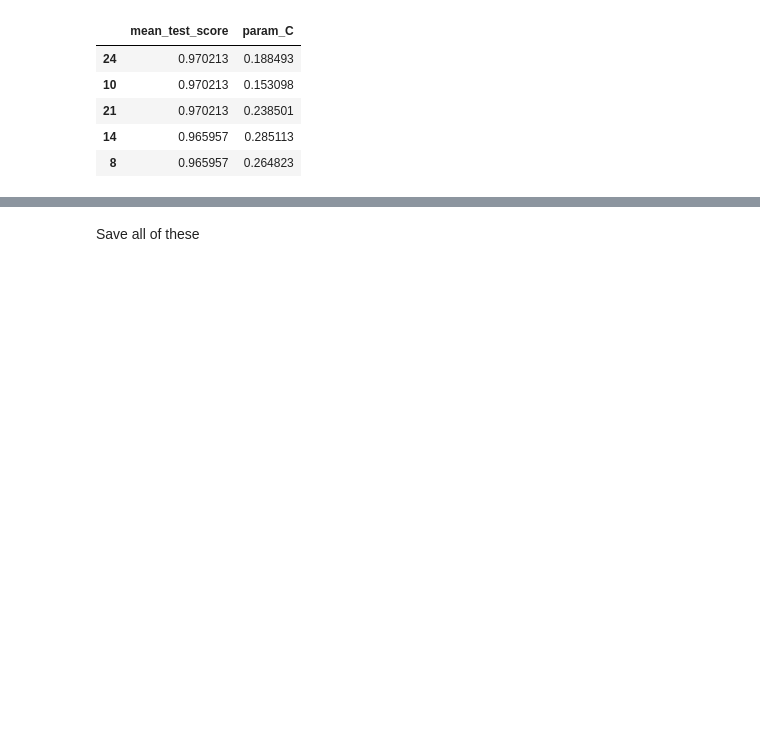
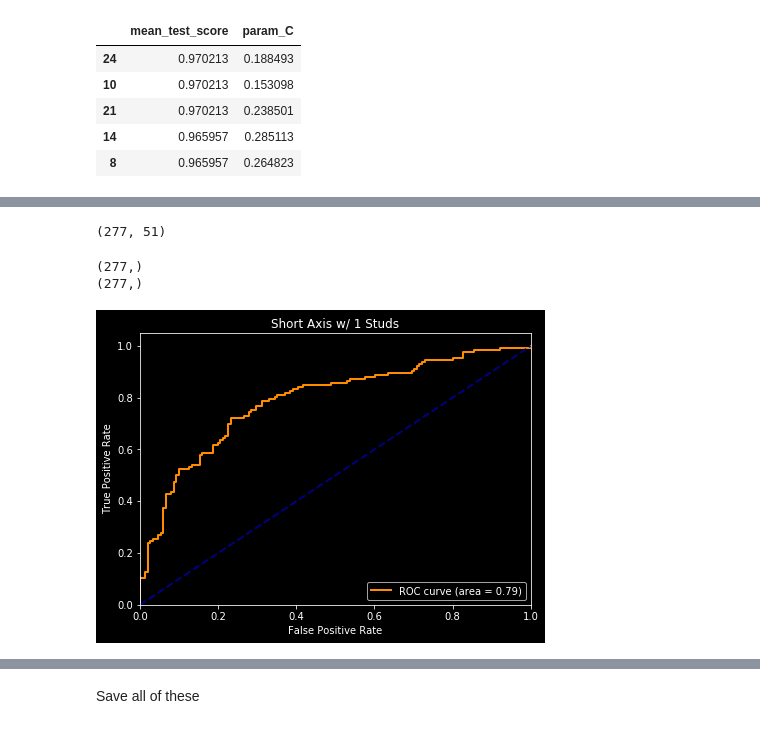
Before and after one commit to markertsean/lego_recognition, a Jupyter notebook: classification/build_model.ipynb, the cells around one changed output, grey strips where cells are left out. Cells and saved outputs as stored; diff of their text form; code cells hidden in the pictures; blank space fills up the shorter version.

```diff
--- a/classification/build_model.ipynb
+++ b/classification/build_model.ipynb
@@ -205,6 +205,8 @@ for i in range( 0, len(row_col_column_list) ):
 full_df = pd.concat( [img_df, rc_pca_df], axis=1 )
 # %%
 full_df.to_csv('data/white_labels_edge_pca_50.csv')
+# %%
+full_df = pd.read_csv('data/white_labels_edge_pca_50.csv')
 # %% [markdown]
 Now, focus on model building
 # %%
@@ -570,3 +572,11 @@ foo.sort_values(['mean_test_score'],ascending=False)[['mean_test_score','param_C
 | 21 | 0.970213 | 0.238501 |
 | 14 | 0.965957 | 0.285113 |
 | 8 | 0.965957 | 0.264823 |
+# %%
+full_df = pd.read_csv('data/white_labels_edge_pca_50.csv')
+# %%
+import cPickle as pkl
+with open('data/short_logistic_clf.pkl','r') as f:
+    short_clf_dict = pkl.load(f)
+with open('data/long_logistic_clf.pkl','r') as f:
+    long_clf_dict = pkl.load(f)
@@ -572,0 +603,52 @@ foo.sort_values(['mean_test_score'],ascending=False)[['mean_test_score','param_C
+# %%
+# Do long_10, short_6
+
+features = ['row_col_ratio'] + [ col for col in full_df.columns.values if ('PCA' in col) ]
+
+x_vals = full_df[features]
+
+y_long = full_df['long_10'].values
+
+y_short = full_df['short_6'].values
+# %%
+x_vals.shape
+# %% [output]
+(277, 51)
+# %%
+print foo.shape
+print preds.shape
+# %% [output]
+(277,)
+(277,)
+# %%
+from sklearn.metrics import roc_curve, auc
+
+num_str = str(1)
+short_select = 'short_' + num_str
+y_short = full_df[short_select].values
+
+preds = short_clf_dict[short_select].predict_proba(x_vals)[:,1]
+
+fpr, tpr, q = roc_curve( y_short, preds )
+a_u_c       = auc( fpr, tpr )
+
+lw = 2
+plt.plot(fpr, tpr, color='darkorange',
+         lw=lw, label='ROC curve (area = %0.2f)' % a_u_c)
+plt.plot([0, 1], [0, 1], color='navy', lw=lw, linestyle='--')
+plt.xlim([0.0, 1.0])
+plt.ylim([0.0, 1.05])
+plt.xlabel('False Positive Rate')
+plt.ylabel('True Positive Rate')
+plt.title('Short Axis w/ '+num_str+' Studs')
+plt.legend(loc="lower right")
+plt.rcParams['figure.figsize'] = (7,5)
+plt.show()
+#fpr[i], tpr[i], _ = roc_curve(y_test[:, i], y_score[:, i])
+#    roc_auc[i] = auc(fpr[i], tpr[i])
+
+# Compute micro-average ROC curve and ROC area
+#fpr["micro"], tpr["micro"], _ = roc_curve(y_test.ravel(), y_score.ravel())
+#roc_auc["micro"] = auc(fpr["micro"], tpr["micro"])
+# %% [output]
+[figure, added]
```
Also changed, not shown: parts of 12 cells of this notebook, 6 other files.
